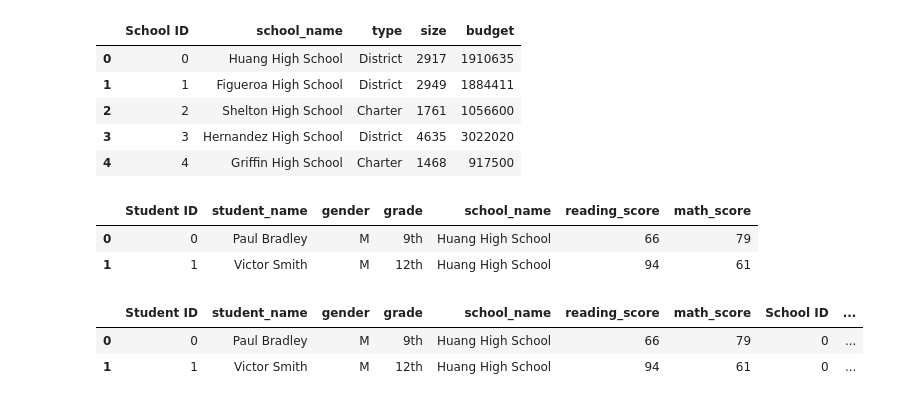
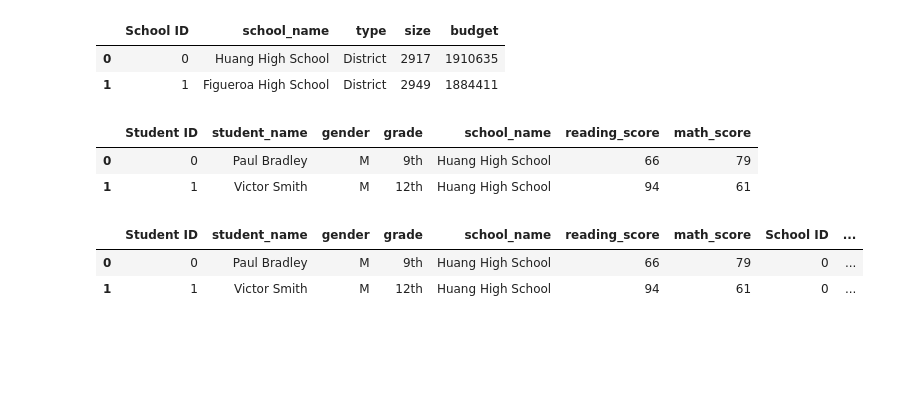
Before and after one commit to RL-Lane/pandas-challenge, a Jupyter notebook: PyCitySchools/PyCitySchools.ipynb, the cells around one changed output. Saved outputs shown, nothing was run; the diff lists cells and outputs as text; code cells hidden in the pictures; blank space fills up the shorter version.

```diff
--- a/PyCitySchools/PyCitySchools.ipynb
+++ b/PyCitySchools/PyCitySchools.ipynb
@@ -1,24 +1,21 @@
 # %%
 # Dependencies and Setup
 import pandas as pd
 import statistics as st
 
 # File to Load (Remember to Change These)
 school_data_to_load = "Resources/schools_complete.csv"
 student_data_to_load = "Resources/students_complete.csv"
 
 # Read School and Student Data File and store into Pandas DataFrames
 school_data = pd.read_csv(school_data_to_load)
 student_data = pd.read_csv(student_data_to_load)
 
-school_data.head()
+school_data.head(2)
 # %% [output]
 |  | School ID | school_name | type | size | budget |
 | 0 | 0 | Huang High School | District | 2917 | 1910635 |
 | 1 | 1 | Figueroa High School | District | 2949 | 1884411 |
-| 2 | 2 | Shelton High School | Charter | 1761 | 1056600 |
-| 3 | 3 | Hernandez High School | District | 4635 | 3022020 |
-| 4 | 4 | Griffin High School | Charter | 1468 | 917500 |
 # %%
 student_data.head(2)
 # %% [output]
```
Also changed, not shown: parts of 13 cells of this notebook.
